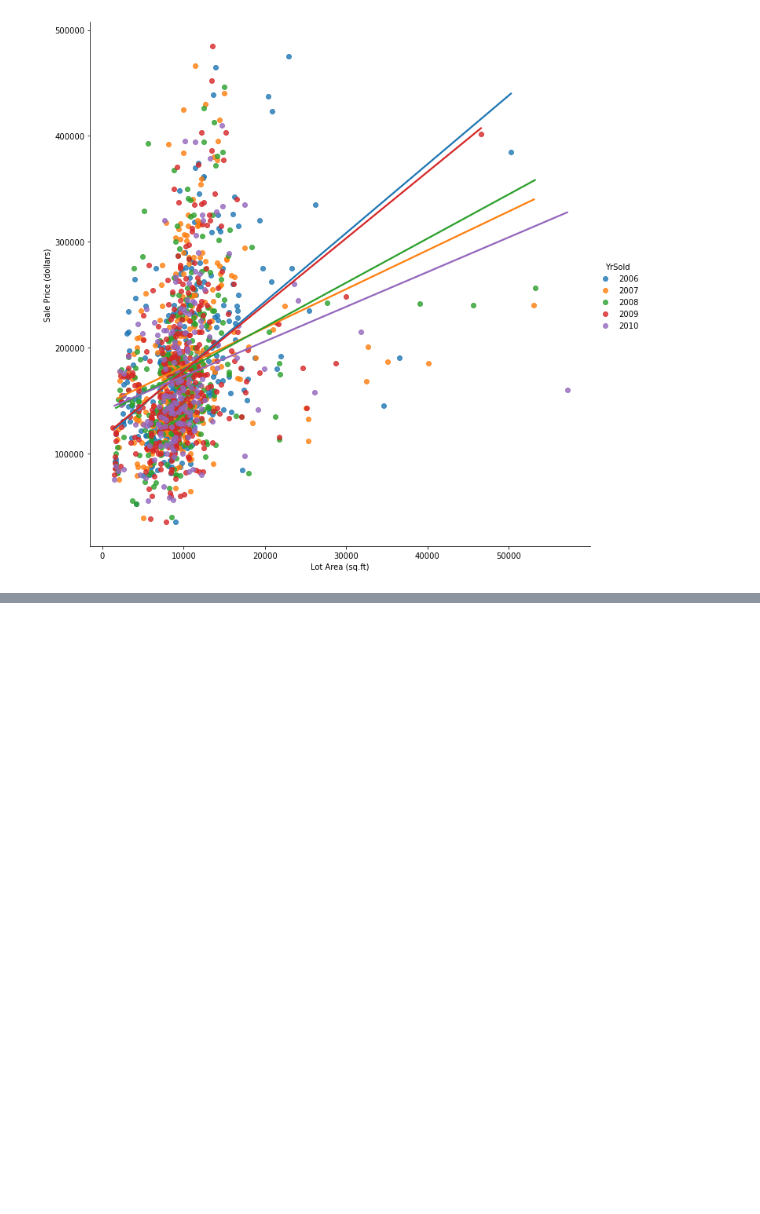
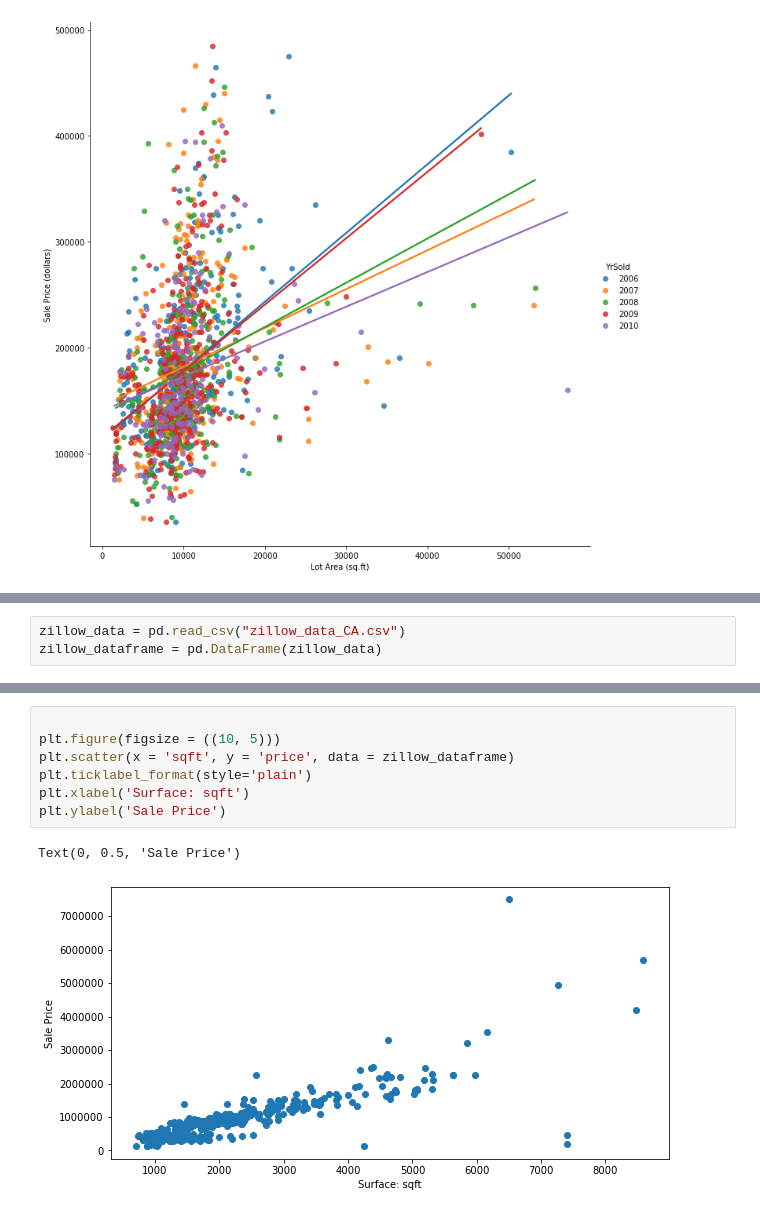
Before and after one commit to CS521-Burstein/final-project-Ayoub-Amghar, a Jupyter notebook: Machine Learning.ipynb, the cells around one changed output, grey strips where cells are left out. Drawn from its saved outputs; the diff is of its cells as text; blank space fills up the shorter version.

Commit message:
Zillow Data Extentions added

```diff
--- a/Machine Learning.ipynb
+++ b/Machine Learning.ipynb
@@ -336,0 +352,3 @@ plt.savefig("LotArea_saleprice.png",
+# %%
+zillow_data = pd.read_csv("zillow_data_CA.csv")
+zillow_dataframe = pd.DataFrame(zillow_data)
@@ -336,0 +397,10 @@ plt.savefig("LotArea_saleprice.png",
+# %%
+
+plt.figure(figsize = ((10, 5)))
+plt.scatter(x = 'sqft', y = 'price', data = zillow_dataframe)
+plt.ticklabel_format(style='plain')
+plt.xlabel('Surface: sqft')
+plt.ylabel('Sale Price')
+# %% [output]
+Text(0, 0.5, 'Sale Price')
+[figure, added]
```
Also changed, not shown: parts of 8 cells of this notebook.
